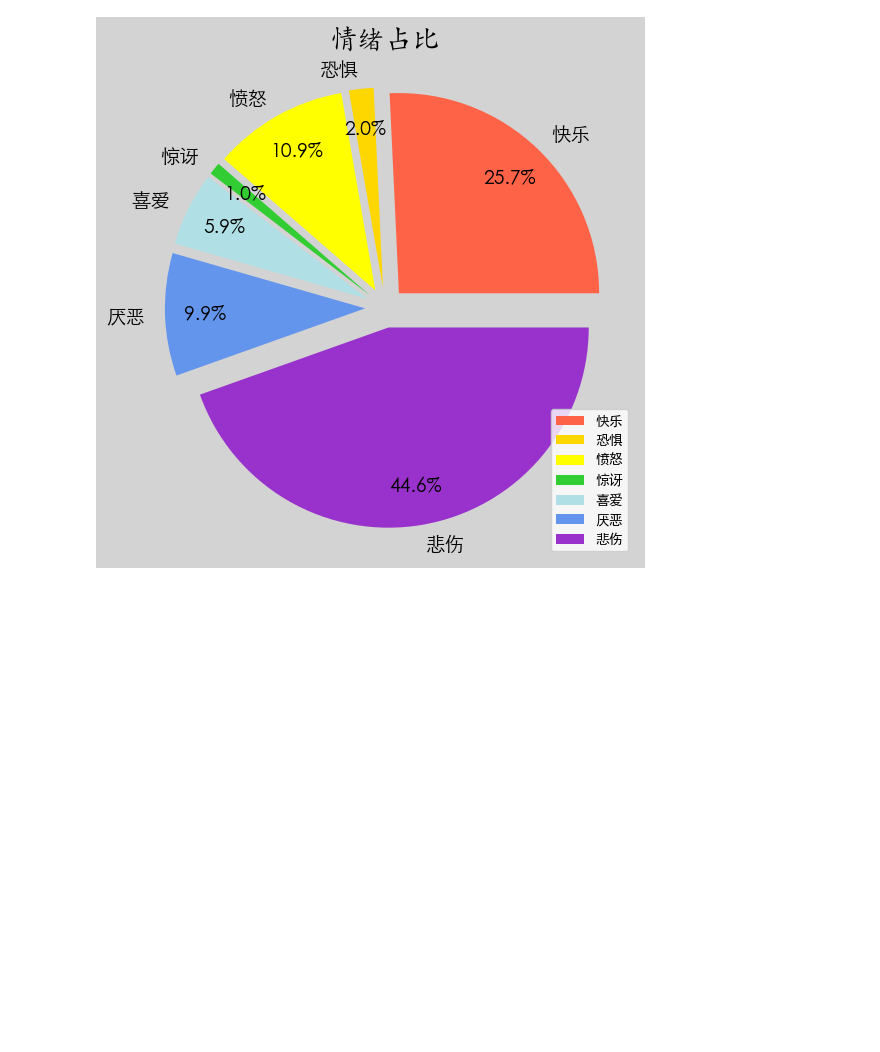
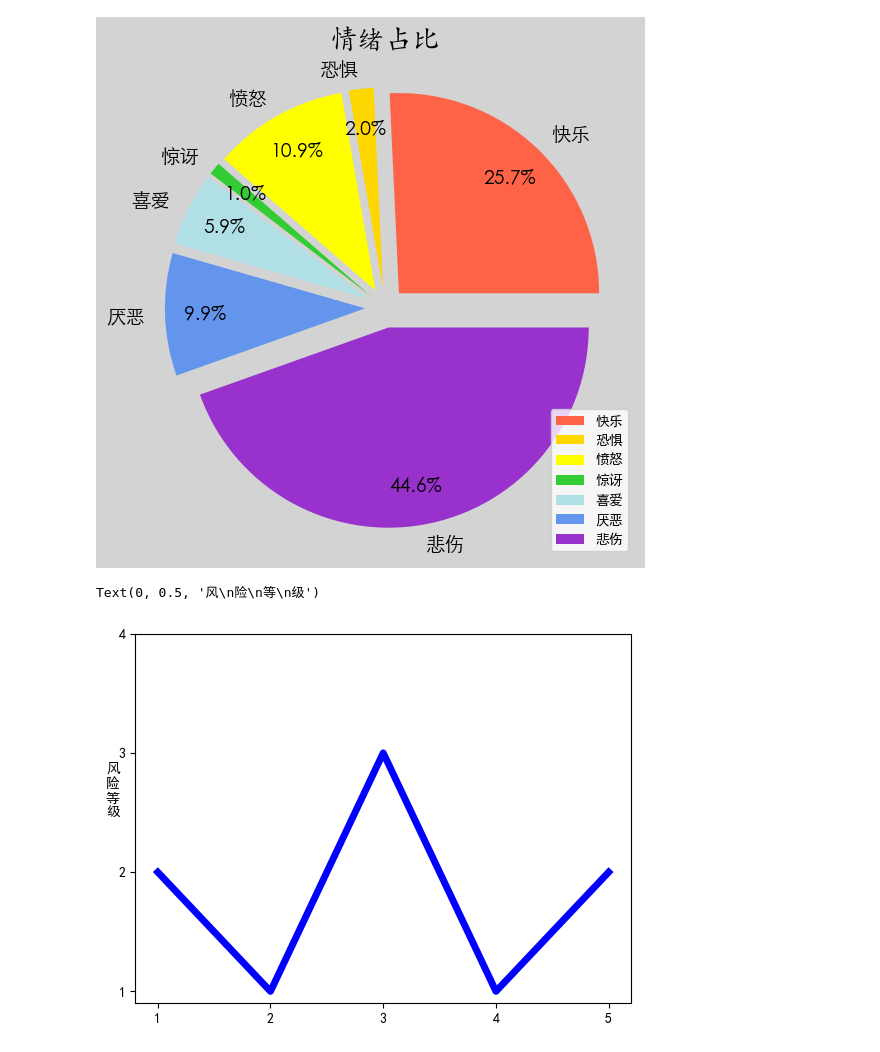
Before and after one commit to haolian123/Sentence-level-sentiment-analysis-and-depression-risk-inference, a Jupyter notebook: helper.ipynb, the cells around one changed output. Drawn from its saved outputs; the diff is of its cells as text; code cells hidden in the pictures; blank space fills up the shorter version.

```diff
--- a/helper.ipynb
+++ b/helper.ipynb
@@ -161,3 +161,20 @@ os.makedirs(folder_path, exist_ok=True)
 plt.show()
 # %% [output]
 [figure]
+# %%
+import matplotlib.pyplot as plt                #导入绘图包
+from matplotlib import font_manager as fm
+from matplotlib import cm
+import numpy as np
+plt.rcParams['font.sans-serif'] = ['SimHei']   #解决中文显示问题
+plt.rcParams['axes.unicode_minus'] = False    # 解决中文显示问题
+import os
+x=[1,2,3,4,5]
+y=[2,1,3,1,2]
+plt.plot(x,y,color='b',linewidth=5)
+plt.xticks([1,2,3,4,5])
+plt.yticks([1,2,3,4])
+plt.ylabel("风\n险\n等\n级",rotation=0)
+# %% [output]
+Text(0, 0.5, '风\n险\n等\n级')
+[figure, added]
```
Also changed, not shown: 2 other files.
